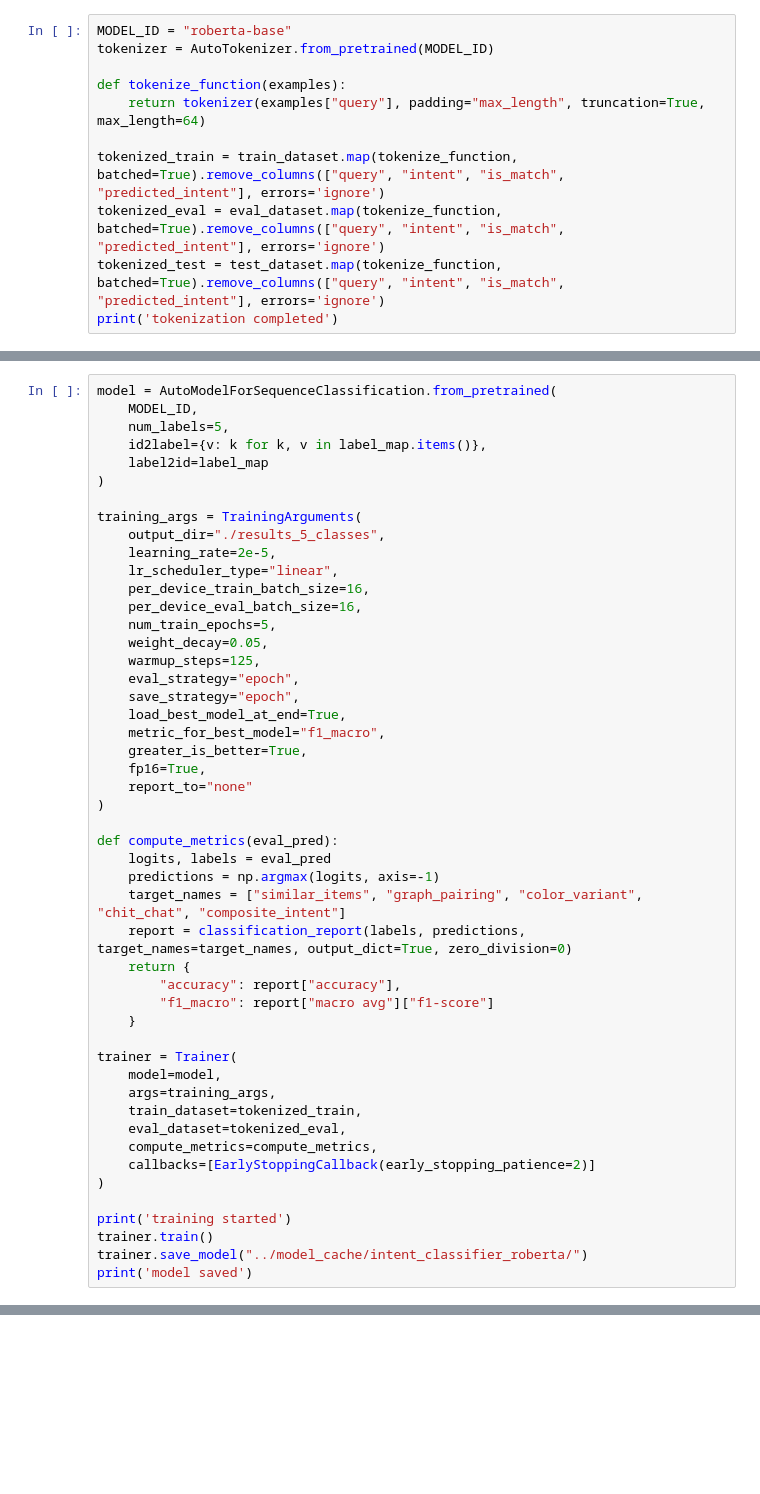
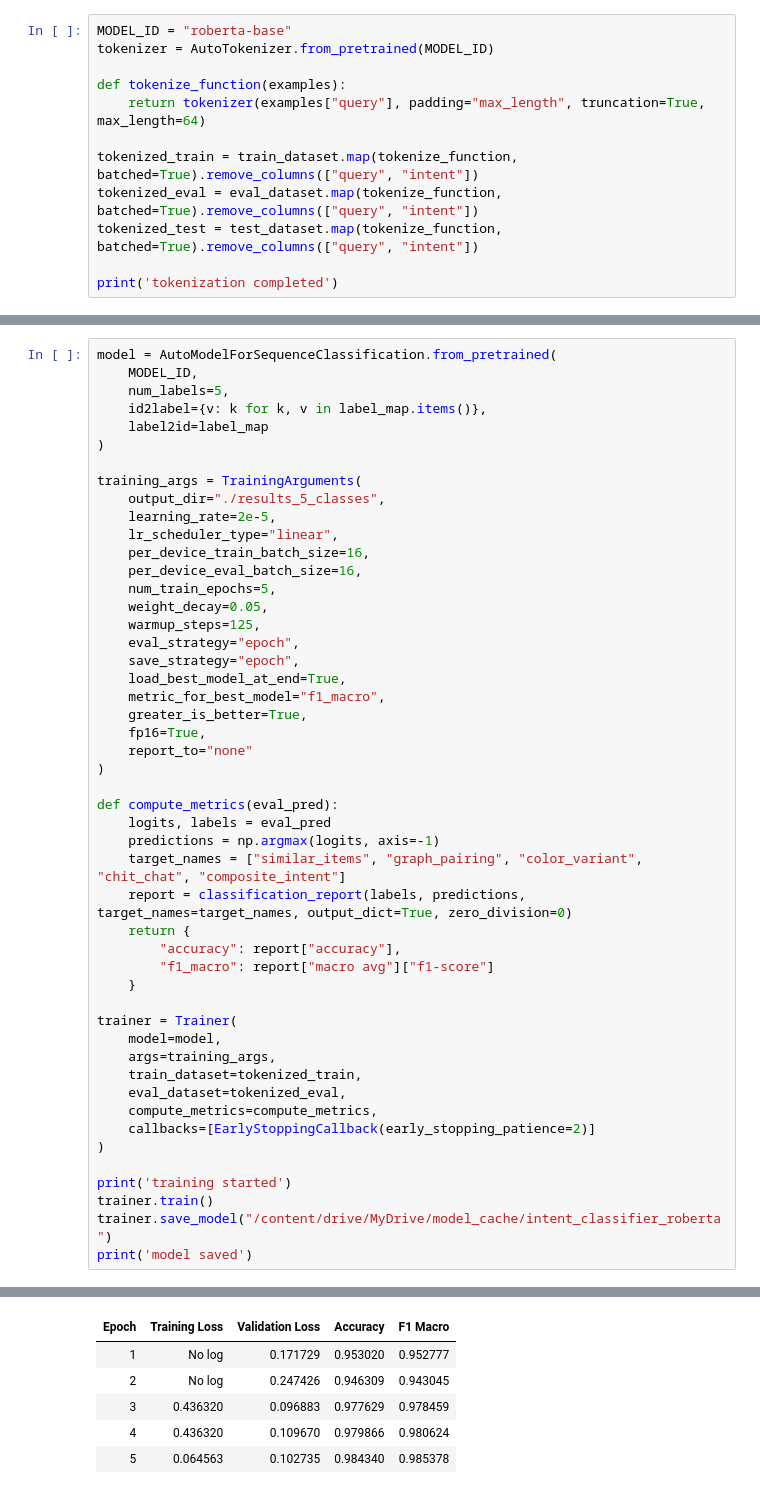
Before and after one commit to MustelaFerret/mRAG-FashionStyling-LLMChatbot, a Jupyter notebook: fine_tuning/intent_analysis_finetune.ipynb, the cells around one changed output, grey strips where cells are left out. Saved outputs shown, nothing was run; the diff lists cells and outputs as text; blank space fills up the shorter version.

Commit message:
optimize fe + add 5 intent to intent analysis phase

```diff
--- a/fine_tuning/intent_analysis_finetune.ipynb
+++ b/fine_tuning/intent_analysis_finetune.ipynb
@@ -44,7 +53,8 @@ tokenizer = AutoTokenizer.from_pretrained(MODEL_ID)
 def tokenize_function(examples):
     return tokenizer(examples["query"], padding="max_length", truncation=True, max_length=64)
 
-tokenized_train = train_dataset.map(tokenize_function, batched=True).remove_columns(["query", "intent", "is_match", "predicted_intent"], errors='ignore')
-tokenized_eval = eval_dataset.map(tokenize_function, batched=True).remove_columns(["query", "intent", "is_match", "predicted_intent"], errors='ignore')
-tokenized_test = test_dataset.map(tokenize_function, batched=True).remove_columns(["query", "intent", "is_match", "predicted_intent"], errors='ignore')
+tokenized_train = train_dataset.map(tokenize_function, batched=True).remove_columns(["query", "intent"])
+tokenized_eval = eval_dataset.map(tokenize_function, batched=True).remove_columns(["query", "intent"])
+tokenized_test = test_dataset.map(tokenize_function, batched=True).remove_columns(["query", "intent"])
+
 print('tokenization completed')
@@ -95,5 +114,6 @@ trainer = Trainer(
 
 print('training started')
 trainer.train()
-trainer.save_model("../model_cache/intent_classifier_roberta/")
+trainer.save_model("/content/drive/MyDrive/model_cache/intent_classifier_roberta")
 print('model saved')
+# %% [output]
@@ -99,0 +139,6 @@ print('model saved')
+| Epoch | Training Loss | Validation Loss | Accuracy | F1 Macro |
+| 1 | No log | 0.171729 | 0.953020 | 0.952777 |
+| 2 | No log | 0.247426 | 0.946309 | 0.943045 |
+| 3 | 0.436320 | 0.096883 | 0.977629 | 0.978459 |
+| 4 | 0.436320 | 0.109670 | 0.979866 | 0.980624 |
+| 5 | 0.064563 | 0.102735 | 0.984340 | 0.985378 |
```
Also changed, not shown: parts of 8 cells of this notebook, 6 other files.
